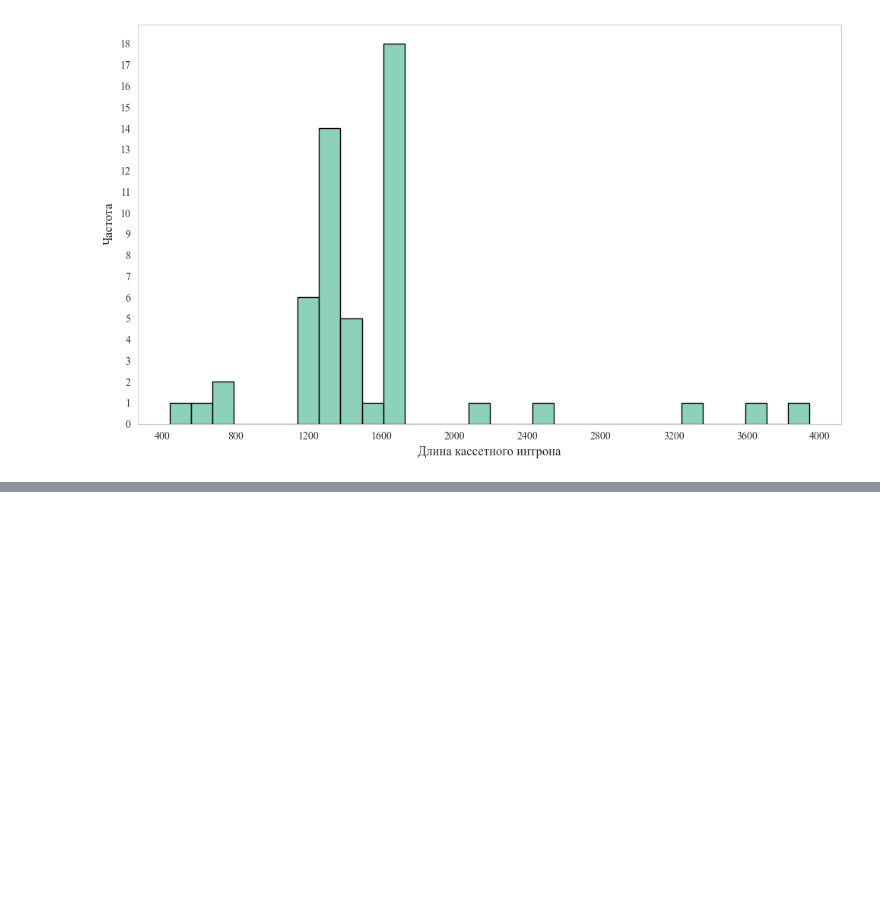
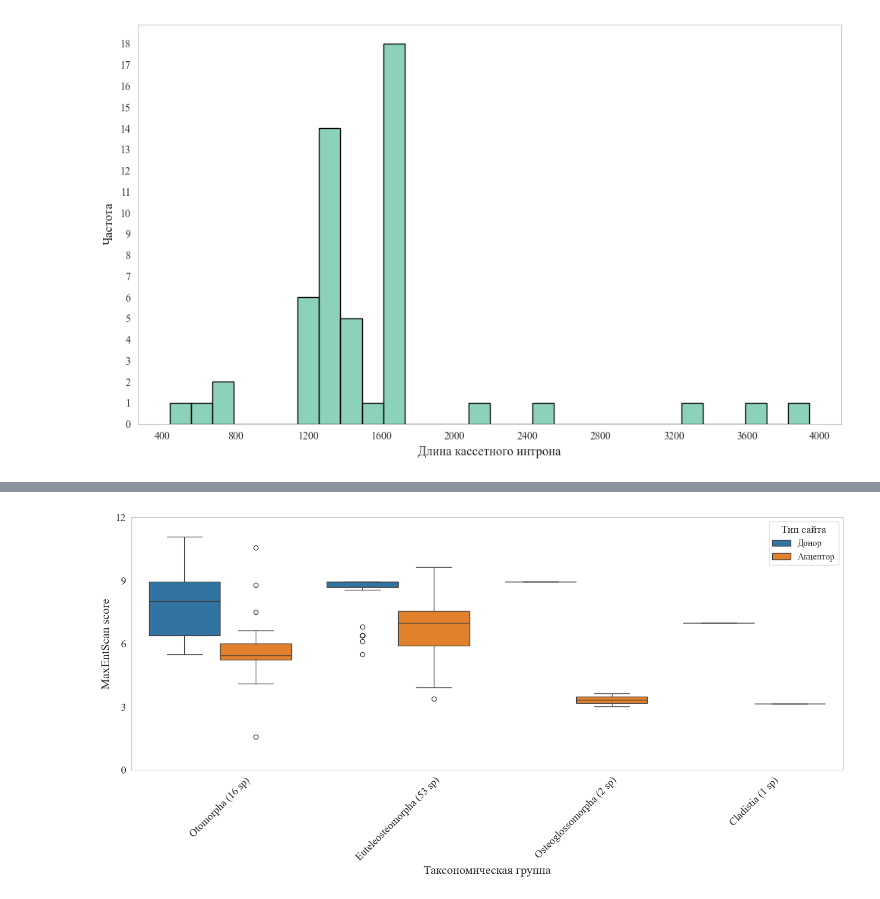
Before and after one commit to ArtemVaska/Diploma, a Jupyter notebook: Scripts/results_summary_upd.ipynb, the cells around one changed output, grey strips where cells are left out. Cells and saved outputs as stored; diff of their text form; code cells hidden in the pictures; blank space fills up the shorter version.

Commit message:
Add Actinopterygii maxentscan graph

```diff
--- a/Scripts/results_summary_upd.ipynb
+++ b/Scripts/results_summary_upd.ipynb
@@ -278,0 +307,2 @@ plot_intron_length_by_phylum_histogram(deuterostomia, "Sauropsida")
+# %%
+Actinopterygii_org_names = deuterostomia[deuterostomia["phylum"] == "Actinopterygii"].org_name
@@ -278,0 +325,43 @@ plot_intron_length_by_phylum_histogram(deuterostomia, "Sauropsida")
+# %%
+def maxentscan_boxplot_summary(df: pd.DataFrame, figsize: tuple = (14, 7)):
+    group_counts = df.groupby("sub_phylum")["org_name"].nunique()
+
+    df = df.copy()
+    df["sub_phylum_labeled"] = df["sub_phylum"].apply(
+        lambda sp: f"{sp} ({group_counts.get(sp, 0)} sp)"
+    )
+
+    # Автоматический расчёт пределов
+    y_min = np.floor(df["maxentscore"].min() / 3) * 3
+    y_max = np.ceil(df["maxentscore"].max() / 3) * 3
+    yticks = np.arange(y_min, y_max + 1, 3)
+
+    plt.figure(figsize=figsize)
+
+    ax = sns.boxplot(
+        data=df,
+        x="sub_phylum_labeled",
+        y="maxentscore",
+        hue="site_type"
+    )
+
+    ax.set_xlabel("Таксономическая группа")
+    ax.set_ylabel("MaxEntScan score")
+    ax.set_yticks(yticks)
+    ax.set_xticklabels(ax.get_xticklabels(), rotation=45)
+
+    # Обновляем легенду с русскими подписями
+    handles, labels = ax.get_legend_handles_labels()
+    label_map = {"donor": "Донор", "acceptor": "Акцептор"}
+    new_labels = [label_map.get(lbl, lbl) for lbl in labels]
+    ax.legend(handles, new_labels, title="Тип сайта")
+
+    # Убираем сетку
+    ax.grid(False)
+
+    plt.tight_layout()
+    plt.show()
+# %%
+maxentscan_boxplot_summary(maxentscan_deuterostomia[maxentscan_deuterostomia.org_name.isin(Actinopterygii_org_names)]);
+# %% [output]
+[figure, added]
```
Also changed, not shown: parts of 4 cells of this notebook.
